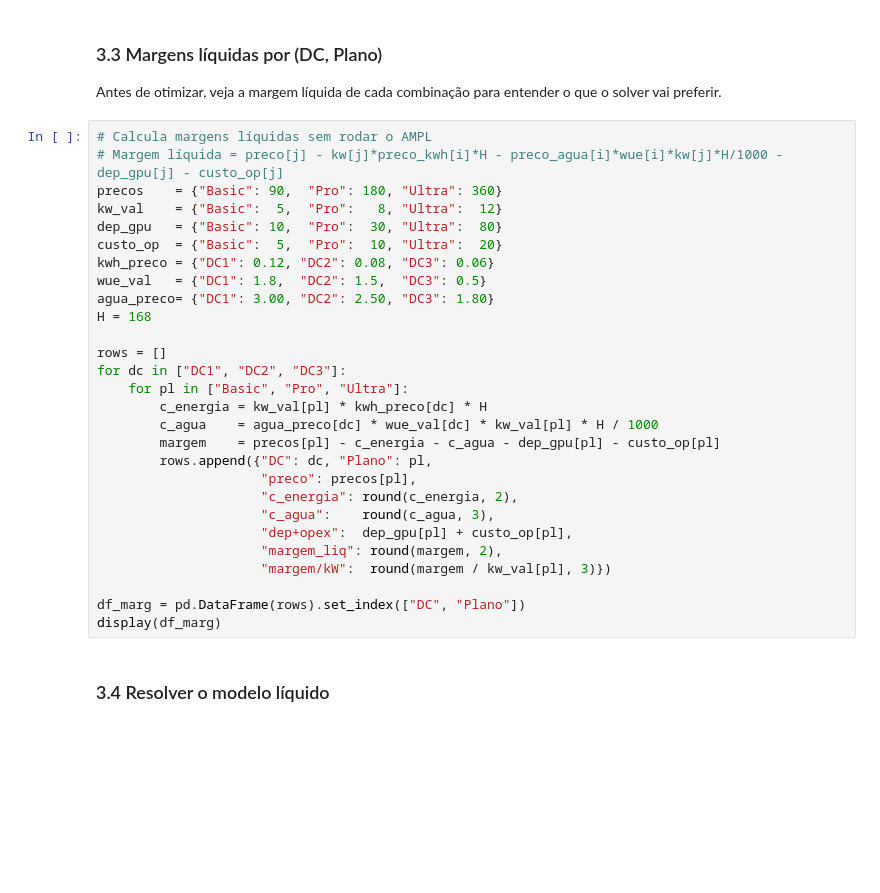
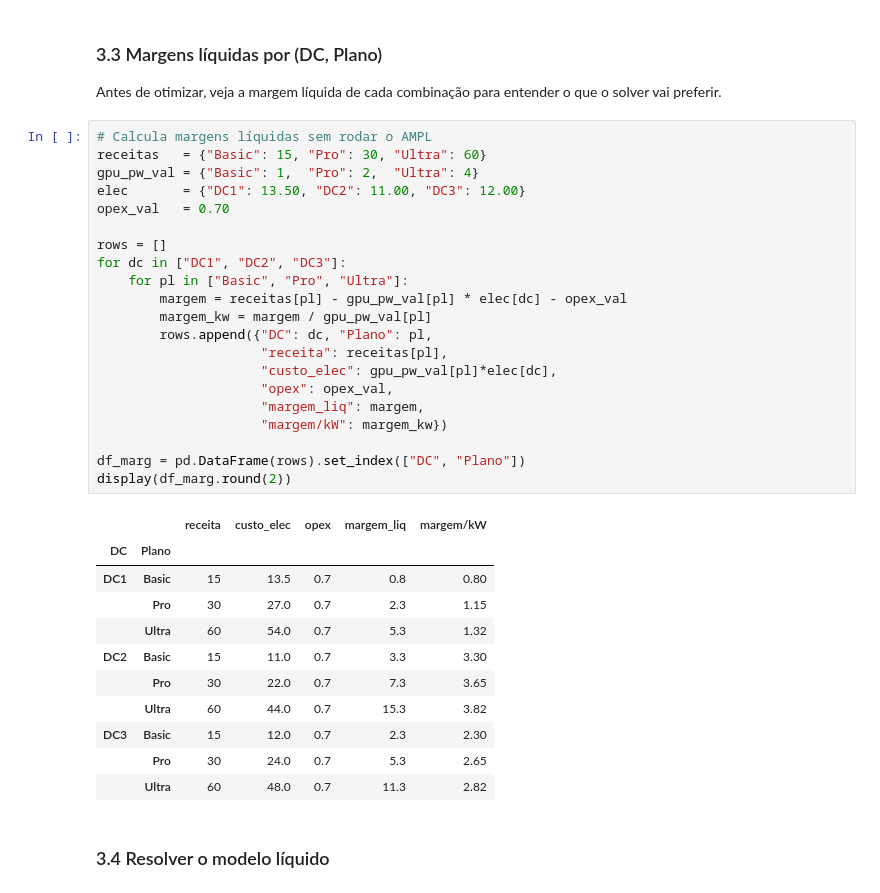
Before and after one commit to m9tzin/o-research, a Jupyter notebook: 09/analise-sensibilidade.ipynb, the cells around one changed output. Cells and saved outputs as stored; diff of their text form; blank space fills up the shorter version.

```diff
--- a/09/analise-sensibilidade.ipynb
+++ b/09/analise-sensibilidade.ipynb
@@ -509,32 +553,37 @@ param :  cap_inst  cap_kw  preco_kwh  wue  preco_agua :=
 Antes de otimizar, veja a margem líquida de cada combinação para entender o que o solver vai preferir.
 # %%
 # Calcula margens líquidas sem rodar o AMPL
-# Margem líquida = preco[j] - kw[j]*preco_kwh[i]*H - preco_agua[i]*wue[i]*kw[j]*H/1000 - dep_gpu[j] - custo_op[j]
-precos    = {"Basic": 90,  "Pro": 180, "Ultra": 360}
-kw_val    = {"Basic":  5,  "Pro":   8, "Ultra":  12}
-dep_gpu   = {"Basic": 10,  "Pro":  30, "Ultra":  80}
-custo_op  = {"Basic":  5,  "Pro":  10, "Ultra":  20}
-kwh_preco = {"DC1": 0.12, "DC2": 0.08, "DC3": 0.06}
-wue_val   = {"DC1": 1.8,  "DC2": 1.5,  "DC3": 0.5}
-agua_preco= {"DC1": 3.00, "DC2": 2.50, "DC3": 1.80}
-H = 168
+receitas   = {"Basic": 15, "Pro": 30, "Ultra": 60}
+gpu_pw_val = {"Basic": 1,  "Pro": 2,  "Ultra": 4}
+elec       = {"DC1": 13.50, "DC2": 11.00, "DC3": 12.00}
+opex_val   = 0.70
 
 rows = []
 for dc in ["DC1", "DC2", "DC3"]:
     for pl in ["Basic", "Pro", "Ultra"]:
-        c_energia = kw_val[pl] * kwh_preco[dc] * H
-        c_agua    = agua_preco[dc] * wue_val[dc] * kw_val[pl] * H / 1000
-        margem    = precos[pl] - c_energia - c_agua - dep_gpu[pl] - custo_op[pl]
+        margem = receitas[pl] - gpu_pw_val[pl] * elec[dc] - opex_val
+        margem_kw = margem / gpu_pw_val[pl]
         rows.append({"DC": dc, "Plano": pl,
-                     "preco": precos[pl],
-                     "c_energia": round(c_energia, 2),
-                     "c_agua":    round(c_agua, 3),
-                     "dep+opex":  dep_gpu[pl] + custo_op[pl],
-                     "margem_liq": round(margem, 2),
-                     "margem/kW":  round(margem / kw_val[pl], 3)})
+                     "receita": receitas[pl],
+                     "custo_elec": gpu_pw_val[pl]*elec[dc],
+                     "opex": opex_val,
+                     "margem_liq": margem,
+                     "margem/kW": margem_kw})
 
 df_marg = pd.DataFrame(rows).set_index(["DC", "Plano"])
-display(df_marg)
+display(df_marg.round(2))
+# %% [output]
+|  |  | receita | custo_elec | opex | margem_liq | margem/kW |
+| DC | Plano |  |  |  |  |  |
+| DC1 | Basic | 15 | 13.5 | 0.7 | 0.8 | 0.80 |
+|  | Pro | 30 | 27.0 | 0.7 | 2.3 | 1.15 |
+|  | Ultra | 60 | 54.0 | 0.7 | 5.3 | 1.32 |
+| DC2 | Basic | 15 | 11.0 | 0.7 | 3.3 | 3.30 |
+|  | Pro | 30 | 22.0 | 0.7 | 7.3 | 3.65 |
+|  | Ultra | 60 | 44.0 | 0.7 | 15.3 | 3.82 |
+| DC3 | Basic | 15 | 12.0 | 0.7 | 2.3 | 2.30 |
+|  | Pro | 30 | 24.0 | 0.7 | 5.3 | 2.65 |
+|  | Ultra | 60 | 48.0 | 0.7 | 11.3 | 2.82 |
 # %% [markdown]
 ### 3.4 Resolver o modelo líquido
 # %%
```
Also changed, not shown: parts of 16 cells of this notebook.
